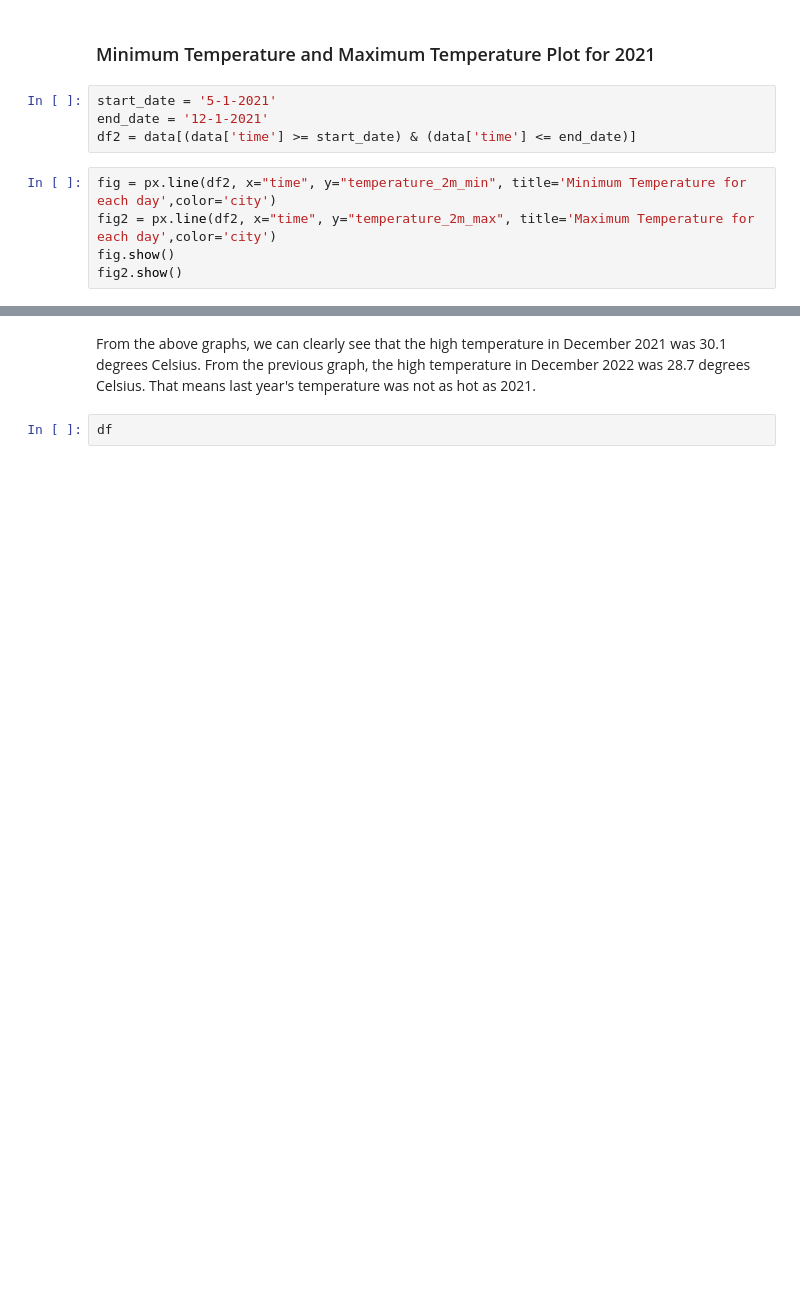
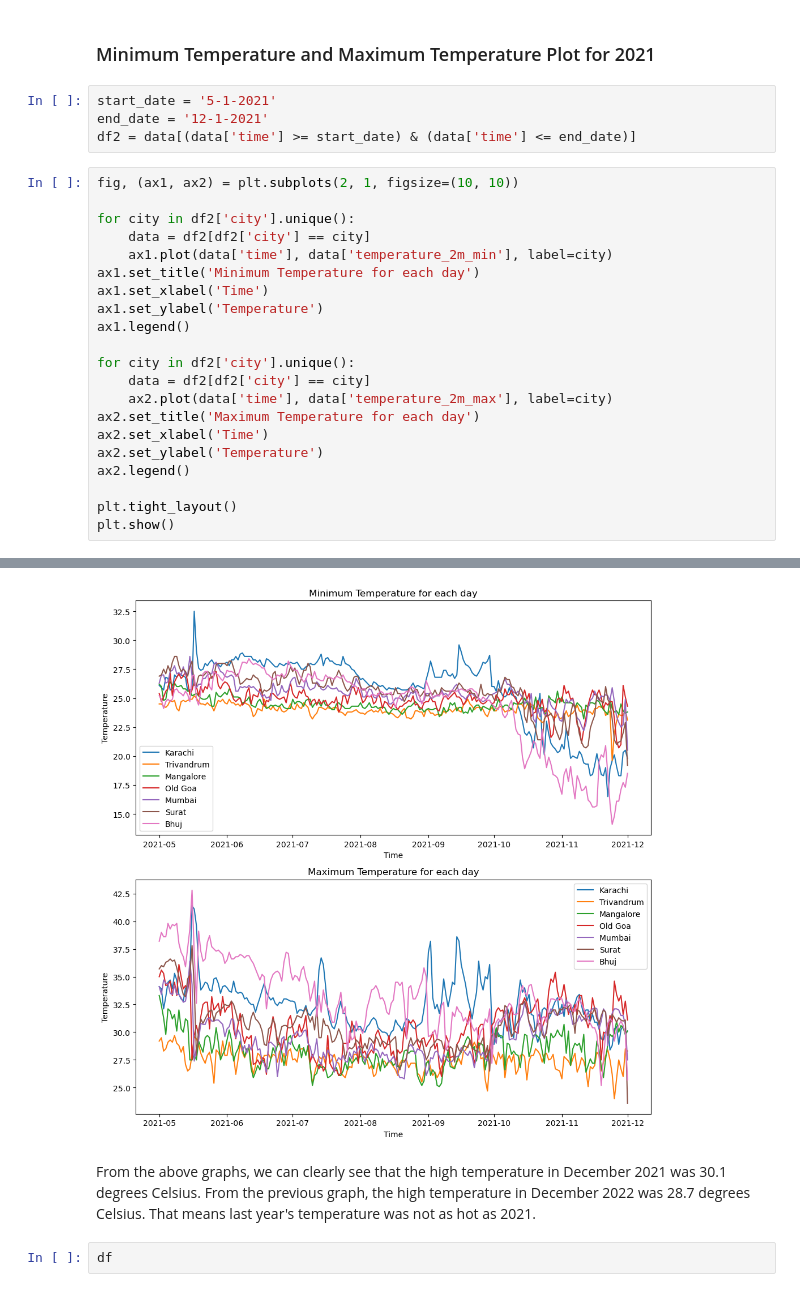
Before and after one commit to OmdenaAI/karachi-pakistan-weather-prediction, a Jupyter notebook: src/tasks/task-2-EDA/Temperature comparison .ipynb, the cells around one changed output, grey strips where cells are left out. Drawn from its saved outputs; the diff is of its cells as text; blank space fills up the shorter version.

```diff
--- a/src/tasks/task-2-EDA/Temperature comparison .ipynb
+++ b/src/tasks/task-2-EDA/Temperature comparison .ipynb
@@ -119,8 +139,24 @@ start_date = '5-1-2021'
 end_date = '12-1-2021'
 df2 = data[(data['time'] >= start_date) & (data['time'] <= end_date)]
 # %%
-fig = px.line(df2, x="time", y="temperature_2m_min", title='Minimum Temperature for each day',color='city')
-fig2 = px.line(df2, x="time", y="temperature_2m_max", title='Maximum Temperature for each day',color='city')
-fig.show()
-fig2.show()
+fig, (ax1, ax2) = plt.subplots(2, 1, figsize=(10, 10))
+
+for city in df2['city'].unique():
+    data = df2[df2['city'] == city]
+    ax1.plot(data['time'], data['temperature_2m_min'], label=city)
+ax1.set_title('Minimum Temperature for each day')
+ax1.set_xlabel('Time')
+ax1.set_ylabel('Temperature')
+ax1.legend()
+
+for city in df2['city'].unique():
+    data = df2[df2['city'] == city]
+    ax2.plot(data['time'], data['temperature_2m_max'], label=city)
+ax2.set_title('Maximum Temperature for each day')
+ax2.set_xlabel('Time')
+ax2.set_ylabel('Temperature')
+ax2.legend()
+
+plt.tight_layout()
+plt.show()
 # %% [output]
@@ -129,3 +163,4 @@ fig2.show()
+[figure, added]
 # %% [markdown]
 From the above graphs, we can clearly see that the high temperature in December 2021 was 30.1 degrees Celsius. From the previous graph, the high temperature in December 2022 was 28.7 degrees Celsius. That means last year's temperature was not as hot as 2021.
 # %%
```
Also changed, not shown: parts of 22 cells of this notebook.
